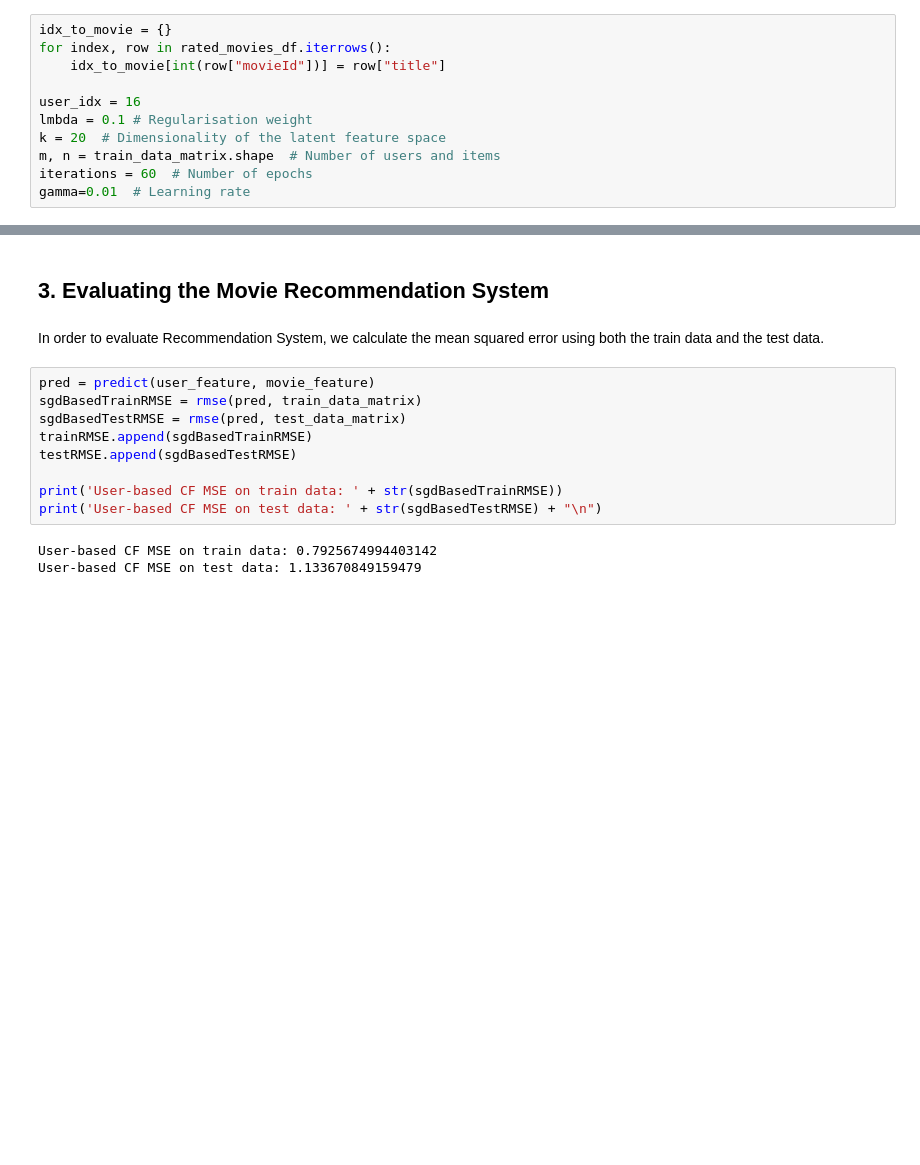
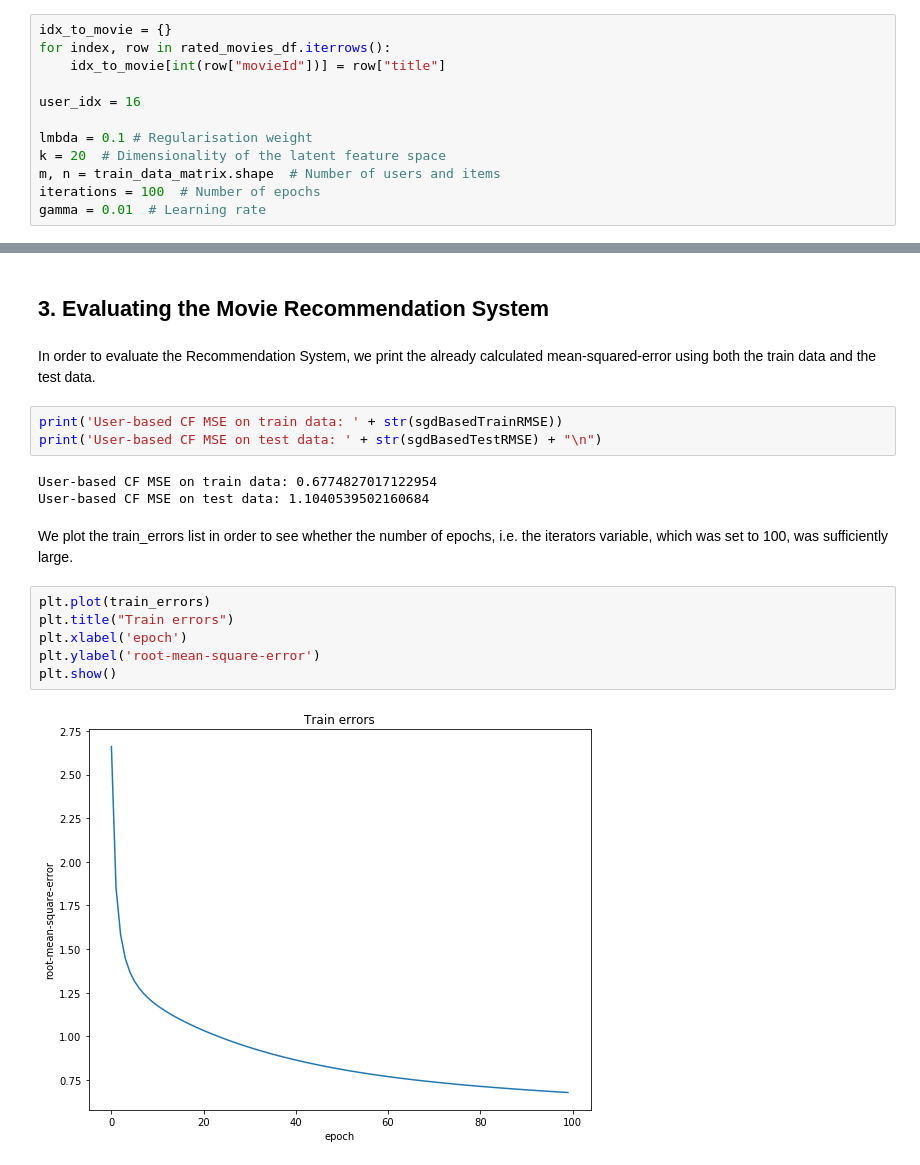
Before and after one commit to ipandzic/MovieLens, a Jupyter notebook: MRS.ipynb, the cells around one changed output, grey strips where cells are left out. Drawn from its saved outputs; the diff is of its cells as text; blank space fills up the shorter version.

```diff
--- a/MRS.ipynb
+++ b/MRS.ipynb
@@ -330,11 +338,12 @@ for index, row in rated_movies_df.iterrows():
     idx_to_movie[int(row["movieId"])] = row["title"]
 
 user_idx = 16
+
 lmbda = 0.1 # Regularisation weight
 k = 20  # Dimensionality of the latent feature space
 m, n = train_data_matrix.shape  # Number of users and items
-iterations = 60  # Number of epochs
-gamma=0.01  # Learning rate
+iterations = 100  # Number of epochs
+gamma = 0.01  # Learning rate
 # %% [markdown]
 We print out several movie recommendations for user 16.
 # %%
@@ -365,16 +380,20 @@ Movies recommended to user 16 are:
 # %% [markdown]
 ## 3. Evaluating the Movie Recommendation System
 # %% [markdown]
-In order to evaluate Recommendation System, we calculate the mean squared error using both the train data and the test data.
+In order to evaluate the Recommendation System, we print the already calculated  mean-squared-error using both the train data and the test data.
 # %%
-pred = predict(user_feature, movie_feature)
-sgdBasedTrainRMSE = rmse(pred, train_data_matrix)
-sgdBasedTestRMSE = rmse(pred, test_data_matrix)
-trainRMSE.append(sgdBasedTrainRMSE)
-testRMSE.append(sgdBasedTestRMSE)
-
 print('User-based CF MSE on train data: ' + str(sgdBasedTrainRMSE))
 print('User-based CF MSE on test data: ' + str(sgdBasedTestRMSE) + "\n")
 # %% [output]
-User-based CF MSE on train data: 0.7925674994403142
-User-based CF MSE on test data: 1.133670849159479
+User-based CF MSE on train data: 0.6774827017122954
+User-based CF MSE on test data: 1.1040539502160684
+# %% [markdown]
+We plot the train_errors list in order to see whether the number of epochs, i.e. the iterators variable, which was set to 100, was sufficiently large.
+# %%
+plt.plot(train_errors)
+plt.title("Train errors")
+plt.xlabel('epoch')
+plt.ylabel('root-mean-square-error')
+plt.show()
+# %% [output]
+[figure, added]
```
Also changed, not shown: parts of 25 cells of this notebook.
